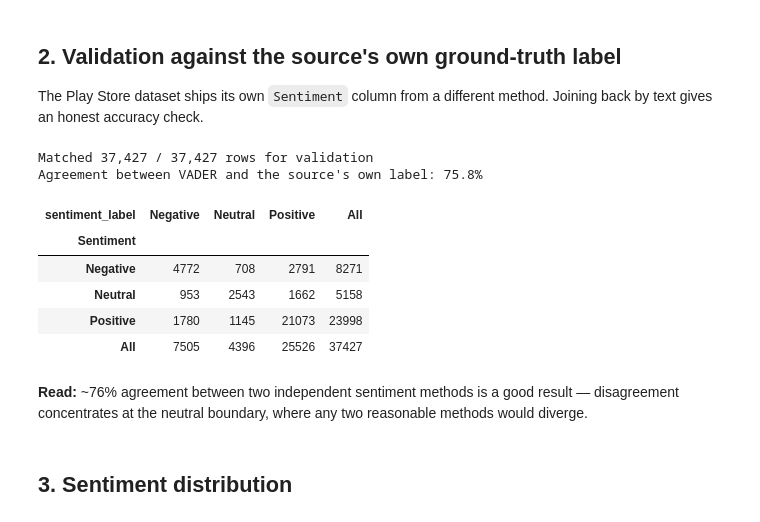
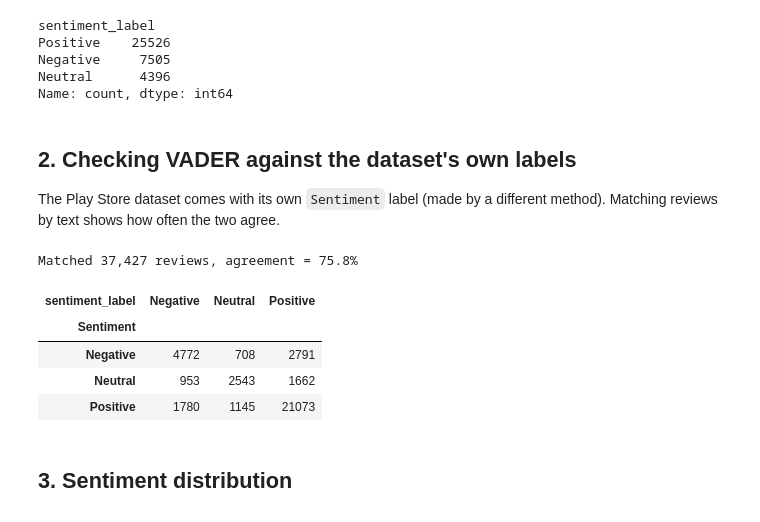
Before and after one commit to Quantique-Realm/VoiceIQ, a Jupyter notebook: notebooks/02_sentiment_analysis.ipynb, the cells around one changed output. Drawn from its saved outputs; the diff is of its cells as text; code cells hidden in the pictures.

```diff
--- a/notebooks/02_sentiment_analysis.ipynb
+++ b/notebooks/02_sentiment_analysis.ipynb
@@ -66,0 +6,17 @@ Name: count, dtype: int64
+# %%
+import re
+from collections import Counter
+
+import pandas as pd
+import sqlalchemy as sa
+import matplotlib.pyplot as plt
+from nltk.sentiment import SentimentIntensityAnalyzer
+from sklearn.feature_extraction.text import ENGLISH_STOP_WORDS
+
+engine = sa.create_engine(
+    "postgresql+psycopg2:///voiceiq",
+    connect_args={"options": "-csearch_path=voiceiq,public"},
+)
+
+feedback = pd.read_sql("SELECT feedback_id, customer_id, feedback_text, feedback_channel, created_at FROM feedback", engine)
+feedback.shape
@@ -67,31 +31,43 @@ Name: count, dtype: int64
+# %%
+sia = SentimentIntensityAnalyzer()
+feedback["sentiment_score"] = feedback["feedback_text"].apply(lambda t: sia.polarity_scores(t)["compound"]).round(4)
+
+def sentiment_label(score):
+    if score >= 0.05:
+        return "Positive"
+    if score <= -0.05:
+        return "Negative"
+    return "Neutral"
+
+feedback["sentiment_label"] = feedback["sentiment_score"].apply(sentiment_label)
+feedback["sentiment_label"].value_counts()
+# %% [output]
+sentiment_label
+Positive    25526
+Negative     7505
+Neutral      4396
+Name: count, dtype: int64
 # %% [markdown]
-## 2. Validation against the source's own ground-truth label
+## 2. Checking VADER against the dataset's own labels
 
-The Play Store dataset ships its own `Sentiment` column from a different method. Joining back by text gives an honest accuracy check.
+The Play Store dataset comes with its own `Sentiment` label (made by a different method).
+Matching reviews by text shows how often the two agree.
 # %%
 raw = pd.read_csv("../data/raw/playstore_user_reviews.csv").dropna(subset=["Translated_Review"])
-raw = raw[raw["Translated_Review"].str.strip() != ""]
 raw["feedback_text"] = raw["Translated_Review"].str.strip()
+raw = raw.drop_duplicates(subset=["feedback_text"])
 
-validation = feedback.merge(
-    raw[["feedback_text", "Sentiment"]].drop_duplicates(subset=["feedback_text"]),
-    on="feedback_text", how="inner",
-)
-agreement = (validation["sentiment_label"] == validation["Sentiment"]).mean()
-print(f"Matched {len(validation):,} / {len(feedback):,} rows for validation")
-print(f"Agreement between VADER and the source's own label: {agreement:.1%}")
+check = feedback.merge(raw[["feedback_text", "Sentiment"]], on="feedback_text")
+agreement = (check["sentiment_label"] == check["Sentiment"]).mean()
+print(f"Matched {len(check):,} reviews, agreement = {agreement:.1%}")
 
-pd.crosstab(validation["Sentiment"], validation["sentiment_label"], margins=True)
+pd.crosstab(check["Sentiment"], check["sentiment_label"])
 # %% [output]
-Matched 37,427 / 37,427 rows for validation
-Agreement between VADER and the source's own label: 75.8%
+Matched 37,427 reviews, agreement = 75.8%
-| sentiment_label | Negative | Neutral | Positive | All |
-| Sentiment |  |  |  |  |
-| Negative | 4772 | 708 | 2791 | 8271 |
-| Neutral | 953 | 2543 | 1662 | 5158 |
-| Positive | 1780 | 1145 | 21073 | 23998 |
-| All | 7505 | 4396 | 25526 | 37427 |
+| sentiment_label | Negative | Neutral | Positive |
+| Sentiment |  |  |  |
+| Negative | 4772 | 708 | 2791 |
+| Neutral | 953 | 2543 | 1662 |
+| Positive | 1780 | 1145 | 21073 |
-# %% [markdown]
-**Read:** ~76% agreement between two independent sentiment methods is a good result — disagreement concentrates at the neutral boundary, where any two reasonable methods would diverge.
 # %% [markdown]
 ## 3. Sentiment distribution
```
Also changed, not shown: parts of 28 cells of this notebook, 12 other files.
